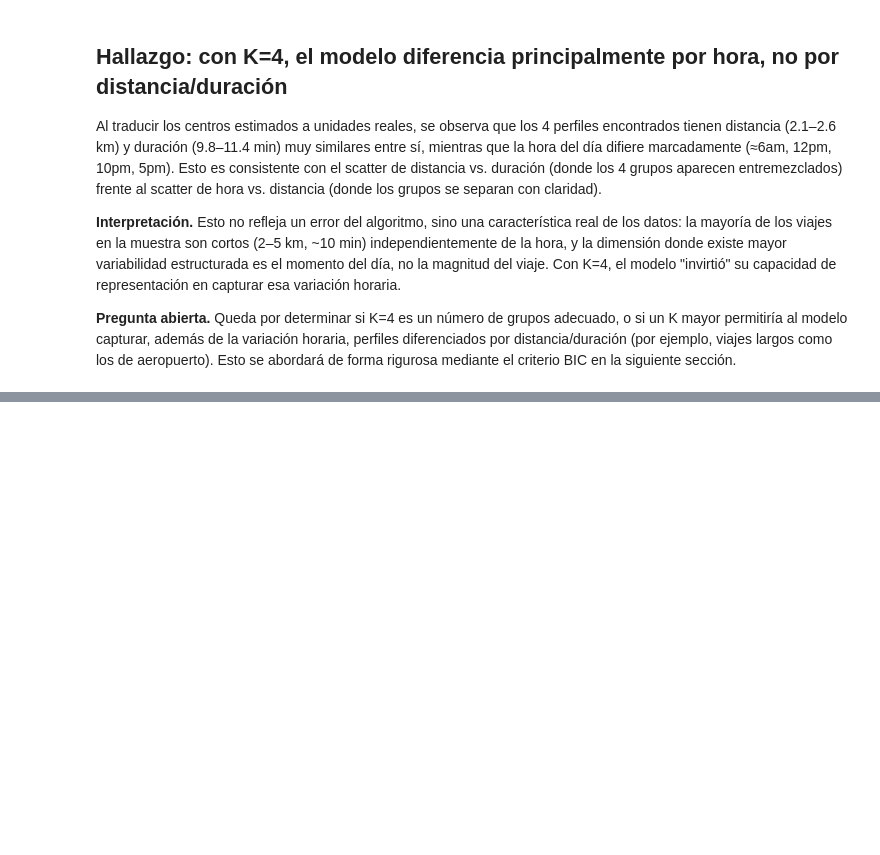
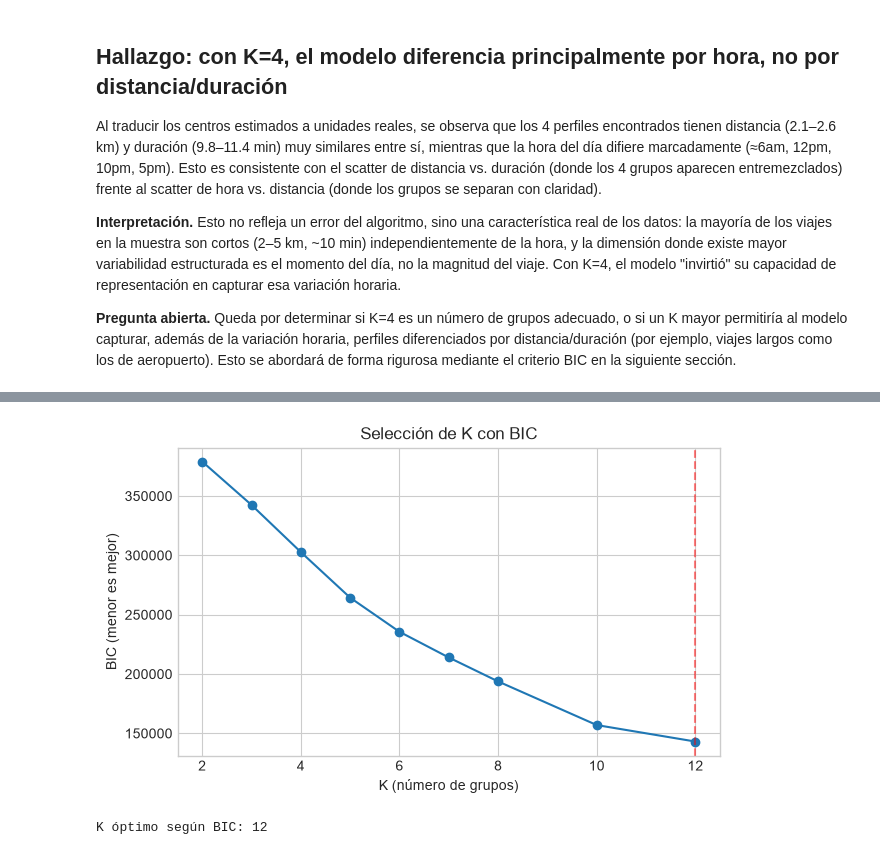
Before and after one commit to diegodich/Nyc-Taxi-Trip-Duration, a Jupyter notebook: notebooks/03_gmm_em.ipynb, the cells around one changed output, grey strips where cells are left out. Saved outputs shown, nothing was run; the diff lists cells and outputs as text; code cells hidden in the pictures; blank space fills up the shorter version.

```diff
--- a/notebooks/03_gmm_em.ipynb
+++ b/notebooks/03_gmm_em.ipynb
@@ -563,0 +566,12 @@ Al traducir los centros estimados a unidades reales, se observa que los 4 perfil
+# %%
+def compute_bic(X, result):
+    """
+    Calcula el BIC de un modelo GMM ya ajustado (el dict que devuelve run_em).
+    """
+    N, d = X.shape
+    K = len(result["pi"])
+    ll = result["history"][-1]
+
+    n_params = K * d + K * d * (d + 1) // 2 + (K - 1)
+    bic = -2 * ll + n_params * np.log(N)
+    return bic, n_params
@@ -563,0 +596,20 @@ Al traducir los centros estimados a unidades reales, se observa que los 4 perfil
+# %%
+K_values = [2, 3, 4, 5, 6, 7, 8, 10, 12]
+bic_results = []
+
+for K in K_values:
+    result_k = run_em(X, K=K, seed=42, max_iter=300, tol=1e-4)
+    bic, n_params = compute_bic(X, result_k)
+    bic_results.append({
+        "K": K,
+        "log_likelihood": result_k["history"][-1],
+        "n_params": n_params,
+        "BIC": bic,
+        "n_iter": result_k["n_iter"],
+        "converged": result_k["converged"],
+    })
+    print(f"K={K:>2}  ll={result_k['history'][-1]:>12.2f}  "
+          f"params={n_params:>3}  BIC={bic:>12.2f}  "
+          f"iters={result_k['n_iter']:>3}  converged={result_k['converged']}")
+
+bic_table = pd.DataFrame(bic_results)
@@ -563,0 +626,13 @@ Al traducir los centros estimados a unidades reales, se observa que los 4 perfil
+# %%
+plt.figure(figsize=(7, 4))
+plt.plot(bic_table["K"], bic_table["BIC"], marker="o")
+plt.xlabel("K (número de grupos)")
+plt.ylabel("BIC (menor es mejor)")
+plt.title("Selección de K con BIC")
+plt.axvline(bic_table.loc[bic_table["BIC"].idxmin(), "K"], color="red", linestyle="--", alpha=0.5)
+plt.show()
+
+print("K óptimo según BIC:", bic_table.loc[bic_table["BIC"].idxmin(), "K"])
+# %% [output]
+[figure, added]
+K óptimo según BIC: 12
```
Also changed, not shown: parts of 8 cells of this notebook, 1 other file.
